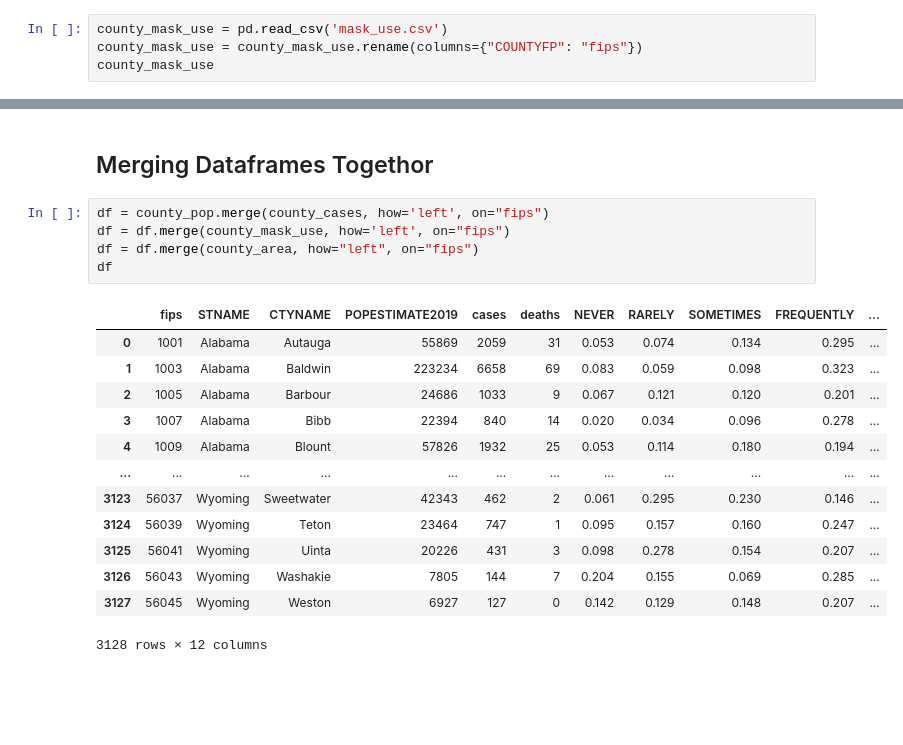
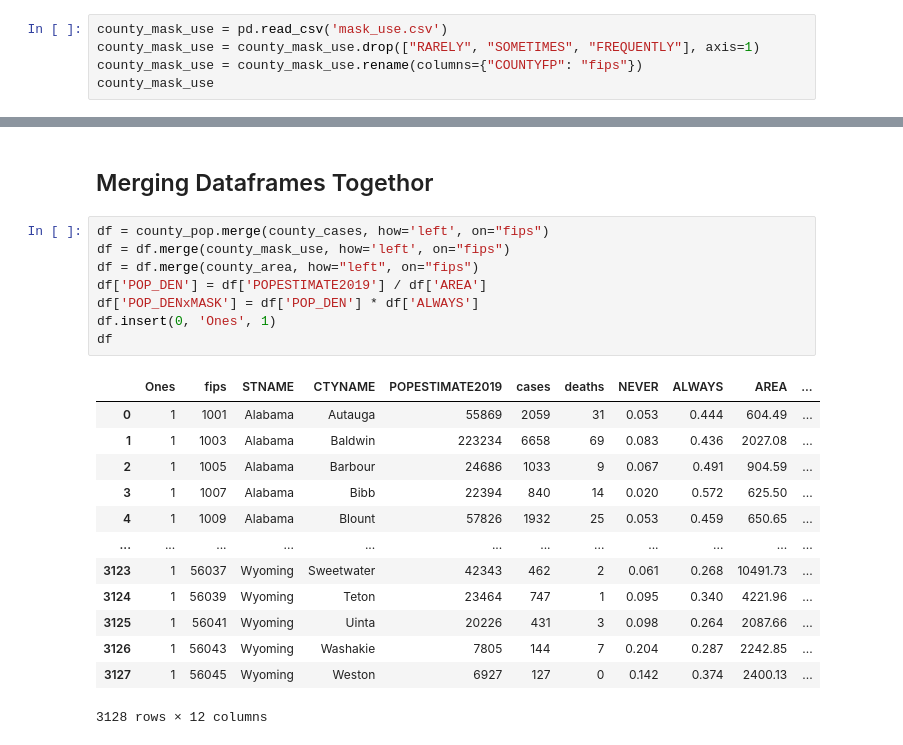
Before and after one commit to pstrawbr/County-Level-COVID-19-Prediction, a Jupyter notebook: Final Models.ipynb, the cells around one changed output, grey strips where cells are left out. Drawn from its saved outputs; the diff is of its cells as text; blank space fills up the shorter version.

```diff
--- a/Final Models.ipynb
+++ b/Final Models.ipynb
@@ -36,6 +36,7 @@ county_area
 3128 rows × 2 columns
 # %%
 county_mask_use = pd.read_csv('mask_use.csv')
+county_mask_use = county_mask_use.drop(["RARELY", "SOMETIMES", "FREQUENTLY"], axis=1)
 county_mask_use = county_mask_use.rename(columns={"COUNTYFP": "fips"})
 county_mask_use
 # %% [output]
@@ -93,19 +94,22 @@ county_pop
 # %%
 df = county_pop.merge(county_cases, how='left', on="fips")
 df = df.merge(county_mask_use, how='left', on="fips")
 df = df.merge(county_area, how="left", on="fips")
+df['POP_DEN'] = df['POPESTIMATE2019'] / df['AREA']
+df['POP_DENxMASK'] = df['POP_DEN'] * df['ALWAYS']
+df.insert(0, 'Ones', 1)
 df
 # %% [output]
-|  | fips | STNAME | CTYNAME | POPESTIMATE2019 | cases | deaths | NEVER | RARELY | SOMETIMES | FREQUENTLY | ... |
-| 0 | 1001 | Alabama | Autauga | 55869 | 2059 | 31 | 0.053 | 0.074 | 0.134 | 0.295 | ... |
-| 1 | 1003 | Alabama | Baldwin | 223234 | 6658 | 69 | 0.083 | 0.059 | 0.098 | 0.323 | ... |
-| 2 | 1005 | Alabama | Barbour | 24686 | 1033 | 9 | 0.067 | 0.121 | 0.120 | 0.201 | ... |
-| 3 | 1007 | Alabama | Bibb | 22394 | 840 | 14 | 0.020 | 0.034 | 0.096 | 0.278 | ... |
-| 4 | 1009 | Alabama | Blount | 57826 | 1932 | 25 | 0.053 | 0.114 | 0.180 | 0.194 | ... |
+|  | Ones | fips | STNAME | CTYNAME | POPESTIMATE2019 | cases | deaths | NEVER | ALWAYS | AREA | ... |
+| 0 | 1 | 1001 | Alabama | Autauga | 55869 | 2059 | 31 | 0.053 | 0.444 | 604.49 | ... |
+| 1 | 1 | 1003 | Alabama | Baldwin | 223234 | 6658 | 69 | 0.083 | 0.436 | 2027.08 | ... |
+| 2 | 1 | 1005 | Alabama | Barbour | 24686 | 1033 | 9 | 0.067 | 0.491 | 904.59 | ... |
+| 3 | 1 | 1007 | Alabama | Bibb | 22394 | 840 | 14 | 0.020 | 0.572 | 625.50 | ... |
+| 4 | 1 | 1009 | Alabama | Blount | 57826 | 1932 | 25 | 0.053 | 0.459 | 650.65 | ... |
 | ... | ... | ... | ... | ... | ... | ... | ... | ... | ... | ... | ... |
-| 3123 | 56037 | Wyoming | Sweetwater | 42343 | 462 | 2 | 0.061 | 0.295 | 0.230 | 0.146 | ... |
-| 3124 | 56039 | Wyoming | Teton | 23464 | 747 | 1 | 0.095 | 0.157 | 0.160 | 0.247 | ... |
-| 3125 | 56041 | Wyoming | Uinta | 20226 | 431 | 3 | 0.098 | 0.278 | 0.154 | 0.207 | ... |
-| 3126 | 56043 | Wyoming | Washakie | 7805 | 144 | 7 | 0.204 | 0.155 | 0.069 | 0.285 | ... |
-| 3127 | 56045 | Wyoming | Weston | 6927 | 127 | 0 | 0.142 | 0.129 | 0.148 | 0.207 | ... |
+| 3123 | 1 | 56037 | Wyoming | Sweetwater | 42343 | 462 | 2 | 0.061 | 0.268 | 10491.73 | ... |
+| 3124 | 1 | 56039 | Wyoming | Teton | 23464 | 747 | 1 | 0.095 | 0.340 | 4221.96 | ... |
+| 3125 | 1 | 56041 | Wyoming | Uinta | 20226 | 431 | 3 | 0.098 | 0.264 | 2087.66 | ... |
+| 3126 | 1 | 56043 | Wyoming | Washakie | 7805 | 144 | 7 | 0.204 | 0.287 | 2242.85 | ... |
+| 3127 | 1 | 56045 | Wyoming | Weston | 6927 | 127 | 0 | 0.142 | 0.374 | 2400.13 | ... |
 3128 rows × 12 columns
```
Also changed, not shown: parts of 15 cells of this notebook.
